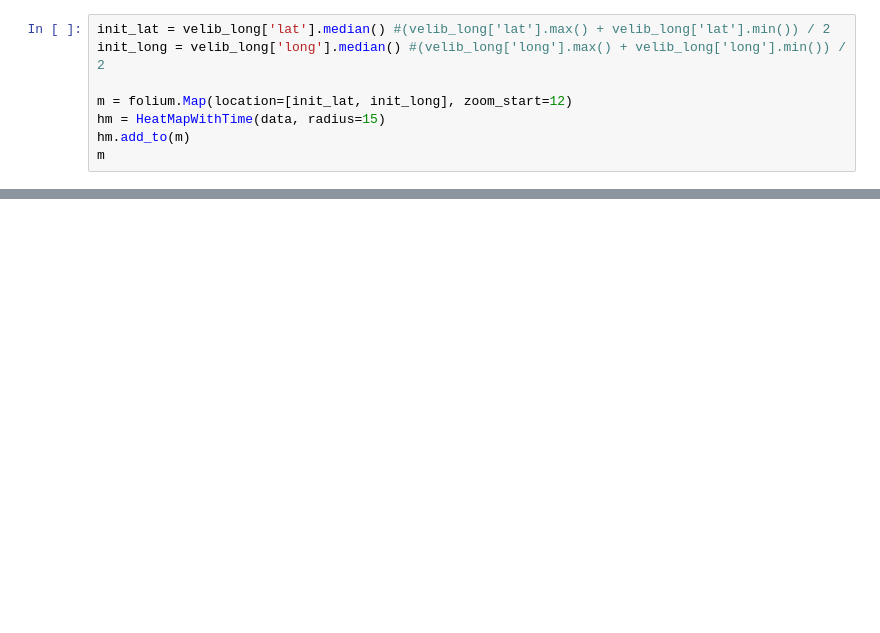
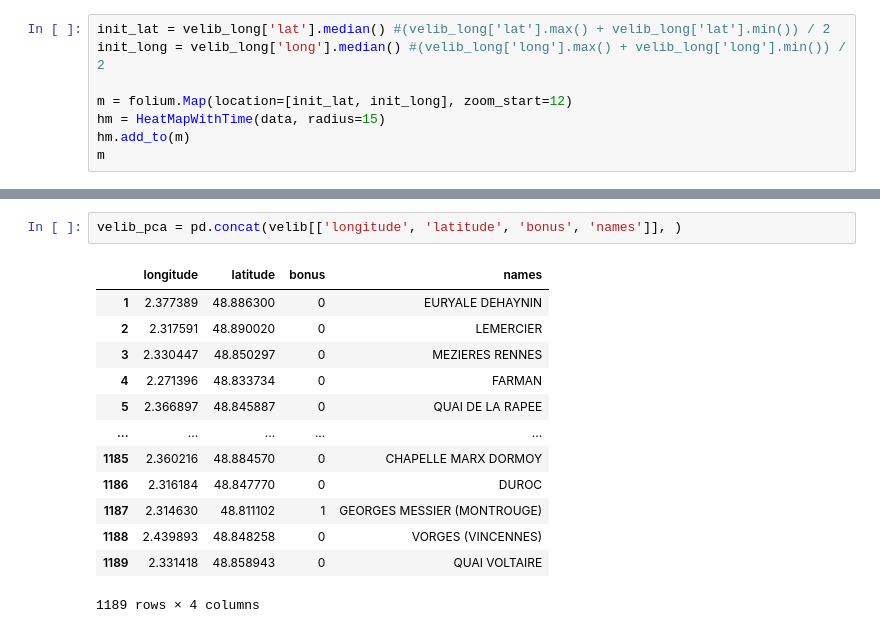
Before and after one commit to A-Stangeland/velibProject, a Jupyter notebook: velib_analysis_py.ipynb, the cells around one changed output, grey strips where cells are left out. Drawn from its saved outputs; the diff is of its cells as text; blank space fills up the shorter version.

```diff
--- a/velib_analysis_py.ipynb
+++ b/velib_analysis_py.ipynb
@@ -53,0 +99,16 @@ px.line(load_by_hour, x='hour', y='load', color='day')
+# %%
+velib_pca = pd.concat(velib[['longitude', 'latitude', 'bonus', 'names']], )
+# %% [output]
+|  | longitude | latitude | bonus | names |
+| 1 | 2.377389 | 48.886300 | 0 | EURYALE DEHAYNIN |
+| 2 | 2.317591 | 48.890020 | 0 | LEMERCIER |
+| 3 | 2.330447 | 48.850297 | 0 | MEZIERES RENNES |
+| 4 | 2.271396 | 48.833734 | 0 | FARMAN |
+| 5 | 2.366897 | 48.845887 | 0 | QUAI DE LA RAPEE |
+| ... | ... | ... | ... | ... |
+| 1185 | 2.360216 | 48.884570 | 0 | CHAPELLE MARX DORMOY |
+| 1186 | 2.316184 | 48.847770 | 0 | DUROC |
+| 1187 | 2.314630 | 48.811102 | 1 | GEORGES MESSIER (MONTROUGE) |
+| 1188 | 2.439893 | 48.848258 | 0 | VORGES (VINCENNES) |
+| 1189 | 2.331418 | 48.858943 | 0 | QUAI VOLTAIRE |
+1189 rows × 4 columns
```
Also changed, not shown: parts of 9 cells of this notebook, 1 other file.
